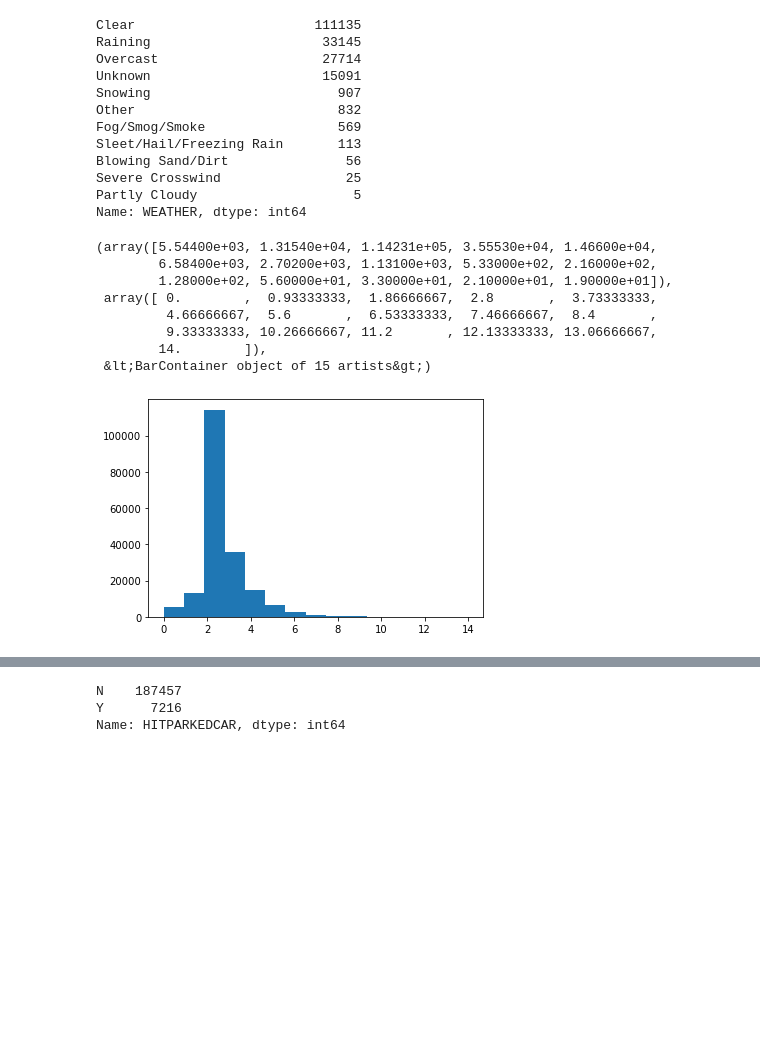
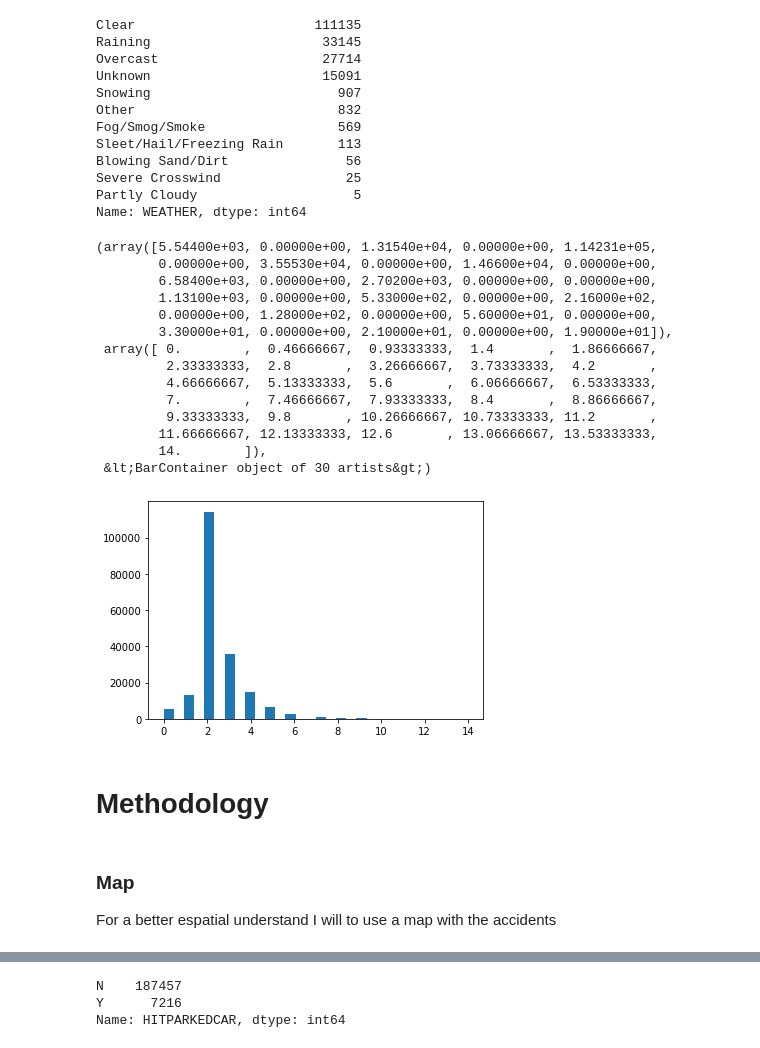
Before and after one commit to Carlosriosch/Coursera_Capstone, a Jupyter notebook: report.ipynb, the cells around one changed output, grey strips where cells are left out. Drawn from its saved outputs; the diff is of its cells as text; code cells hidden in the pictures; blank space fills up the shorter version.

```diff
--- a/report.ipynb
+++ b/report.ipynb
@@ -164,14 +154,21 @@ Name: WEATHER, dtype: int64
 # %%
 import matplotlib.pyplot as plt
 # %%
-plt.hist(df['PERSONCOUNT'][df['PERSONCOUNT']<15], bins=15)##
+plt.hist(df['PERSONCOUNT'][df['PERSONCOUNT']<15], bins=30)##
+# Usually the accidents have two persons
 # %% [output]
-(array([5.54400e+03, 1.31540e+04, 1.14231e+05, 3.55530e+04, 1.46600e+04,
-        6.58400e+03, 2.70200e+03, 1.13100e+03, 5.33000e+02, 2.16000e+02,
-        1.28000e+02, 5.60000e+01, 3.30000e+01, 2.10000e+01, 1.90000e+01]),
- array([ 0.        ,  0.93333333,  1.86666667,  2.8       ,  3.73333333,
-         4.66666667,  5.6       ,  6.53333333,  7.46666667,  8.4       ,
-         9.33333333, 10.26666667, 11.2       , 12.13333333, 13.06666667,
+(array([5.54400e+03, 0.00000e+00, 1.31540e+04, 0.00000e+00, 1.14231e+05,
+        0.00000e+00, 3.55530e+04, 0.00000e+00, 1.46600e+04, 0.00000e+00,
+        6.58400e+03, 0.00000e+00, 2.70200e+03, 0.00000e+00, 0.00000e+00,
+        1.13100e+03, 0.00000e+00, 5.33000e+02, 0.00000e+00, 2.16000e+02,
+        0.00000e+00, 1.28000e+02, 0.00000e+00, 5.60000e+01, 0.00000e+00,
+        3.30000e+01, 0.00000e+00, 2.10000e+01, 0.00000e+00, 1.90000e+01]),
+ array([ 0.        ,  0.46666667,  0.93333333,  1.4       ,  1.86666667,
+         2.33333333,  2.8       ,  3.26666667,  3.73333333,  4.2       ,
+         4.66666667,  5.13333333,  5.6       ,  6.06666667,  6.53333333,
+         7.        ,  7.46666667,  7.93333333,  8.4       ,  8.86666667,
+         9.33333333,  9.8       , 10.26666667, 10.73333333, 11.2       ,
+        11.66666667, 12.13333333, 12.6       , 13.06666667, 13.53333333,
         14.        ]),
- &lt;BarContainer object of 15 artists&gt;)
+ &lt;BarContainer object of 30 artists&gt;)
-[figure, old version]
+[figure, new version]
@@ -188,0 +175,5 @@ collision.
+# %% [markdown]
+# Methodology
+# %% [markdown]
+### Map
+For a better espatial understand I will to use a map with the accidents
```
Also changed, not shown: parts of 49 cells of this notebook, 8 other files.
